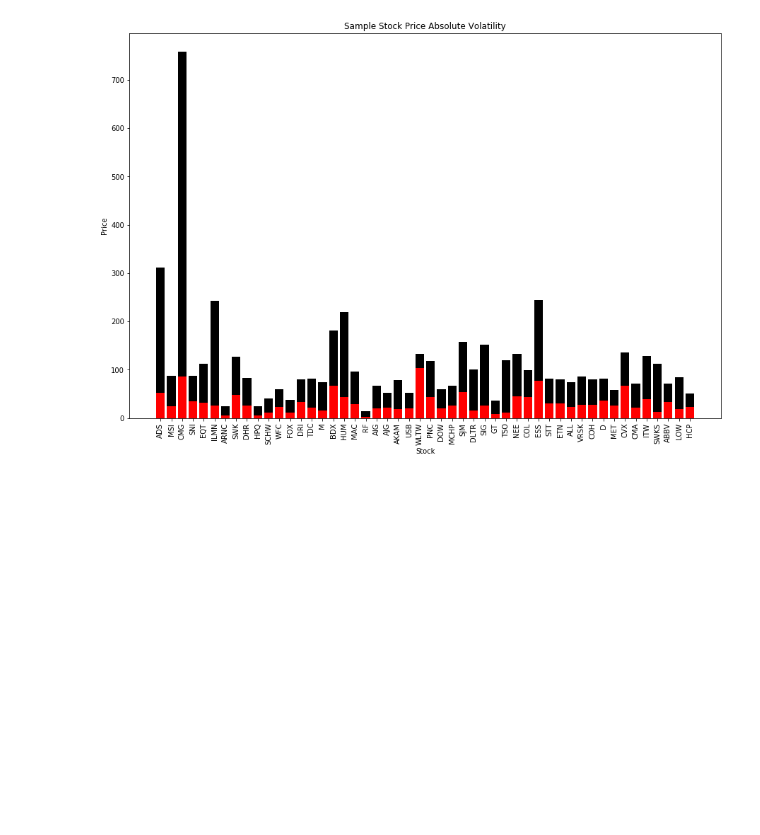
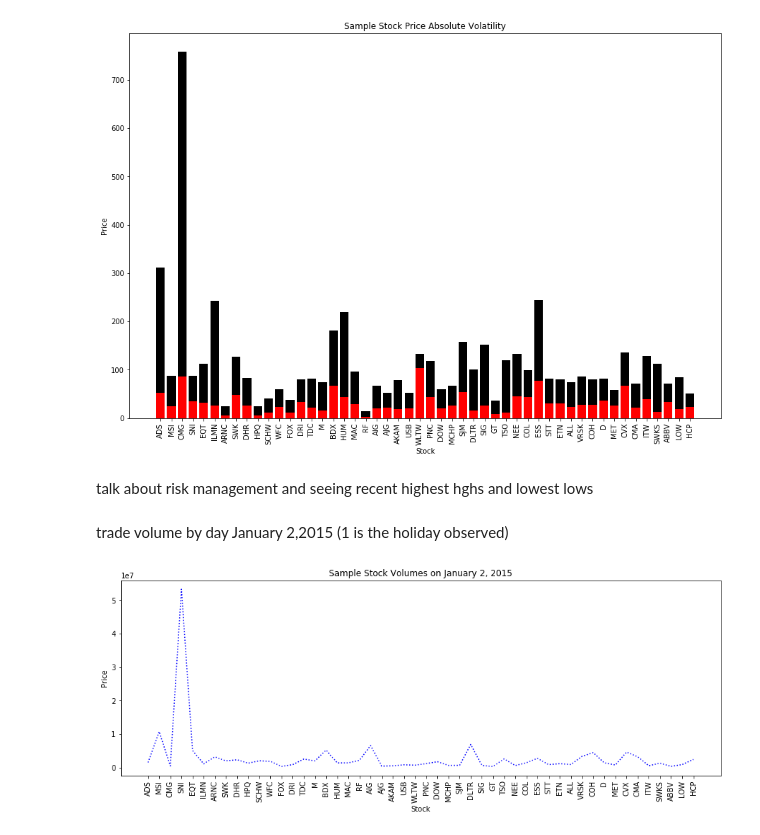
Before and after one commit to MissAle17/dsc-4-final-project-online-ds-sp-000, a Jupyter notebook: student.ipynb, the cells around one changed output. Cells and saved outputs as stored; diff of their text form; code cells hidden in the pictures; blank space fills up the shorter version.

```diff
--- a/student.ipynb
+++ b/student.ipynb
@@ -154,3 +154,20 @@ plt.xlabel('Stock')
 plt.show()
 # %% [output]
 [figure]
+# %% [markdown]
+talk about risk management and seeing recent highest hghs and lowest lows
+# %% [markdown]
+trade volume by day January 2,2015 (1 is the holiday observed)
+# %%
+Jan2_15 = df.loc['2015-01-02']
+vols = Jan2_15.volume.values
+# %%
+plt.figure(figsize=(15,5))
+plt.plot(stocks[:50], vols[:50],color='blue',linestyle = ':')
+plt.xticks(stocks[:50], rotation='vertical')
+plt.title('Sample Stock Volumes on January 2, 2015')
+plt.ylabel('Price')
+plt.xlabel('Stock')
+plt.show()
+# %% [output]
+[figure, added]
```
